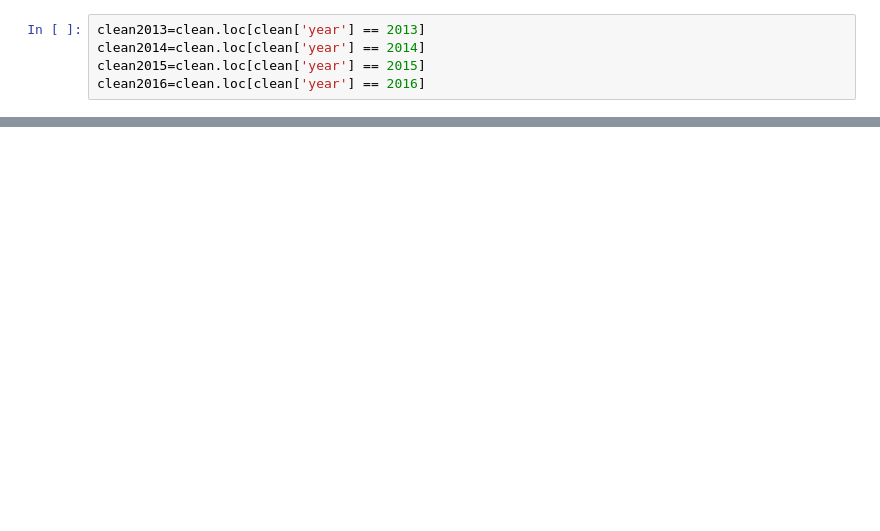
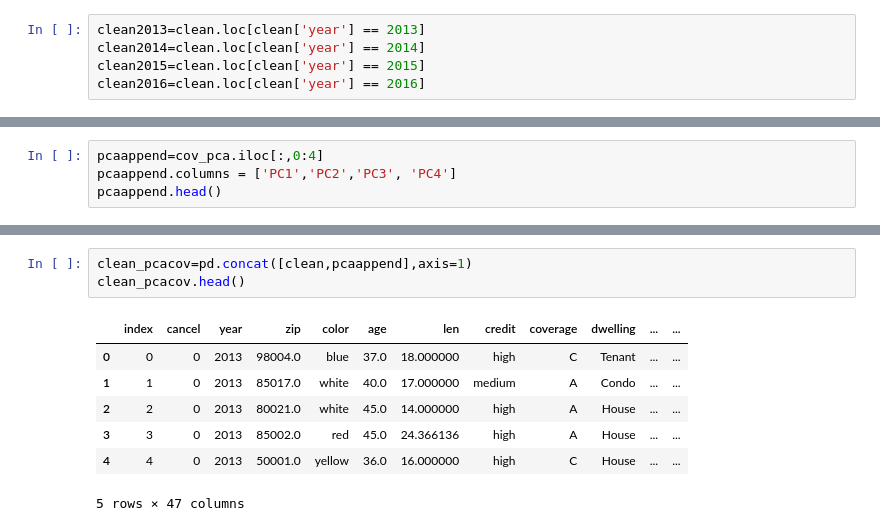
Before and after one commit to statathon-2019/EDA, a Jupyter notebook: GLM.ipynb, the cells around one changed output, grey strips where cells are left out. Cells and saved outputs as stored; diff of their text form; blank space fills up the shorter version.

```diff
--- a/GLM.ipynb
+++ b/GLM.ipynb
@@ -187,0 +225,4 @@ metrics.auc(fpr, tpr)
+# %%
+pcaappend=cov_pca.iloc[:,0:4]
+pcaappend.columns = ['PC1','PC2','PC3', 'PC4']
+pcaappend.head()
@@ -187,0 +236,11 @@ metrics.auc(fpr, tpr)
+# %%
+clean_pcacov=pd.concat([clean,pcaappend],axis=1)
+clean_pcacov.head()
+# %% [output]
+|  | index | cancel | year | zip | color | age | len | credit | coverage | dwelling | ... | ... |
+| 0 | 0 | 0 | 2013 | 98004.0 | blue | 37.0 | 18.000000 | high | C | Tenant | ... | ... |
+| 1 | 1 | 0 | 2013 | 85017.0 | white | 40.0 | 17.000000 | medium | A | Condo | ... | ... |
+| 2 | 2 | 0 | 2013 | 80021.0 | white | 45.0 | 14.000000 | high | A | House | ... | ... |
+| 3 | 3 | 0 | 2013 | 85002.0 | red | 45.0 | 24.366136 | high | A | House | ... | ... |
+| 4 | 4 | 0 | 2013 | 50001.0 | yellow | 36.0 | 16.000000 | high | C | House | ... | ... |
+5 rows × 47 columns
```
Also changed, not shown: parts of 54 cells of this notebook.
